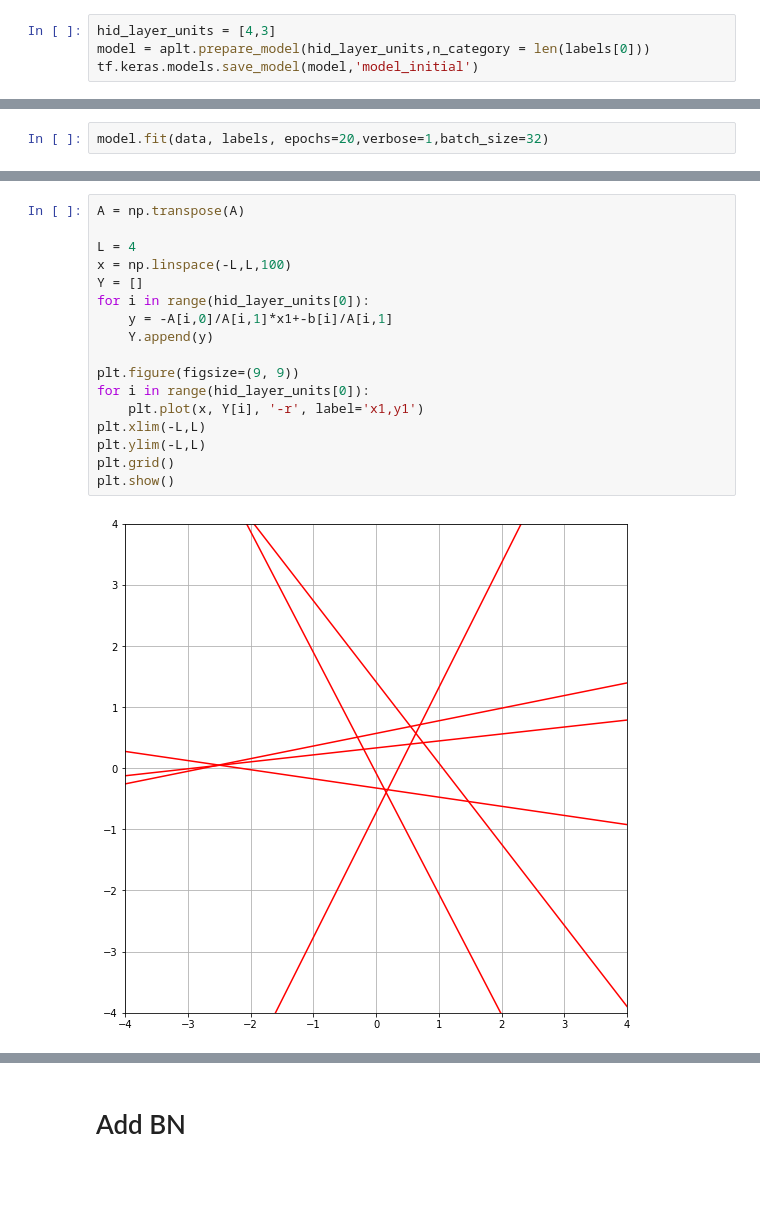
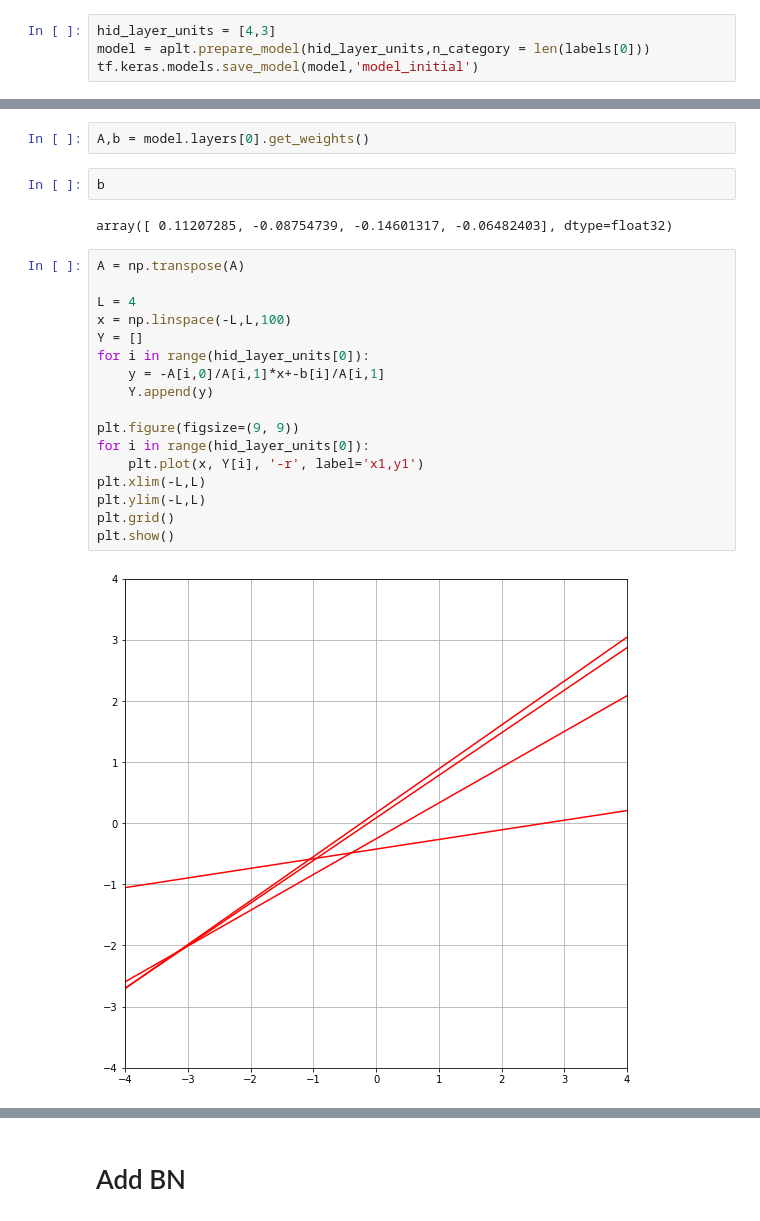
Before and after one commit to LinkRogers/Work, a Jupyter notebook: adv/initialization_vistualization.ipynb, the cells around one changed output, grey strips where cells are left out. Saved outputs shown, nothing was run; the diff lists cells and outputs as text; blank space fills up the shorter version.

```diff
--- a/adv/initialization_vistualization.ipynb
+++ b/adv/initialization_vistualization.ipynb
@@ -85,2 +84,0 @@ plt.close()
-# %%
-model.fit(data, labels, epochs=20,verbose=1,batch_size=32)
@@ -106,21 +85,27 @@ Epoch 20/20
+# %%
+A,b = model.layers[0].get_weights()
+# %%
+b
+# %% [output]
+array([ 0.11207285, -0.08754739, -0.14601317, -0.06482403], dtype=float32)
 # %%
 A = np.transpose(A)
 
 L = 4
 x = np.linspace(-L,L,100)
 Y = []
 for i in range(hid_layer_units[0]):
-    y = -A[i,0]/A[i,1]*x1+-b[i]/A[i,1]
+    y = -A[i,0]/A[i,1]*x+-b[i]/A[i,1]
     Y.append(y)
 
 plt.figure(figsize=(9, 9))
 for i in range(hid_layer_units[0]):
     plt.plot(x, Y[i], '-r', label='x1,y1')
 plt.xlim(-L,L)
 plt.ylim(-L,L)
 plt.grid()
 plt.show()
 # %% [output]
-[figure, old version]
+[figure, new version]
 # %%
 #model_copy = tf.keras.models.load_model('model_initial')
```
Also changed, not shown: parts of 8 cells of this notebook, 11 other files.
